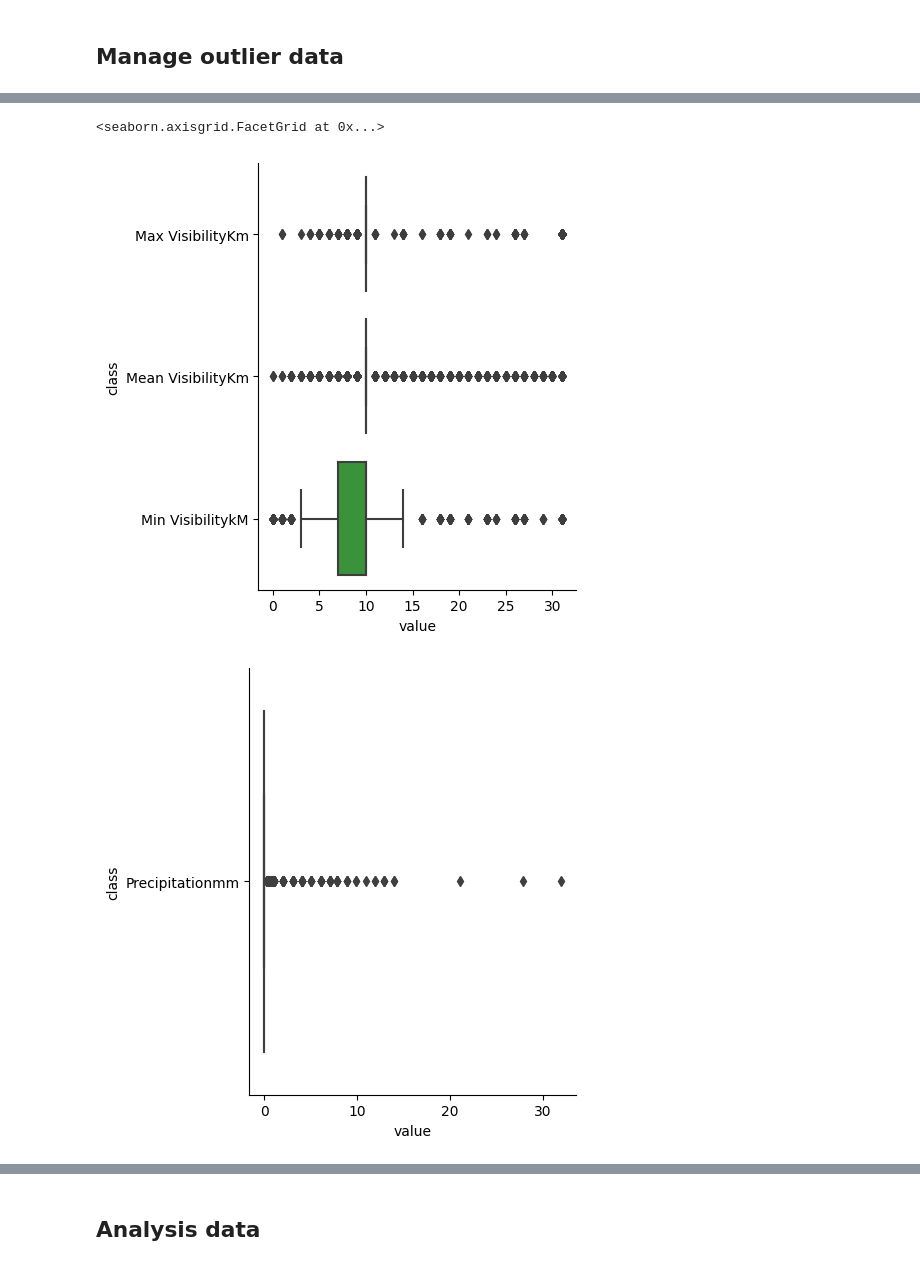
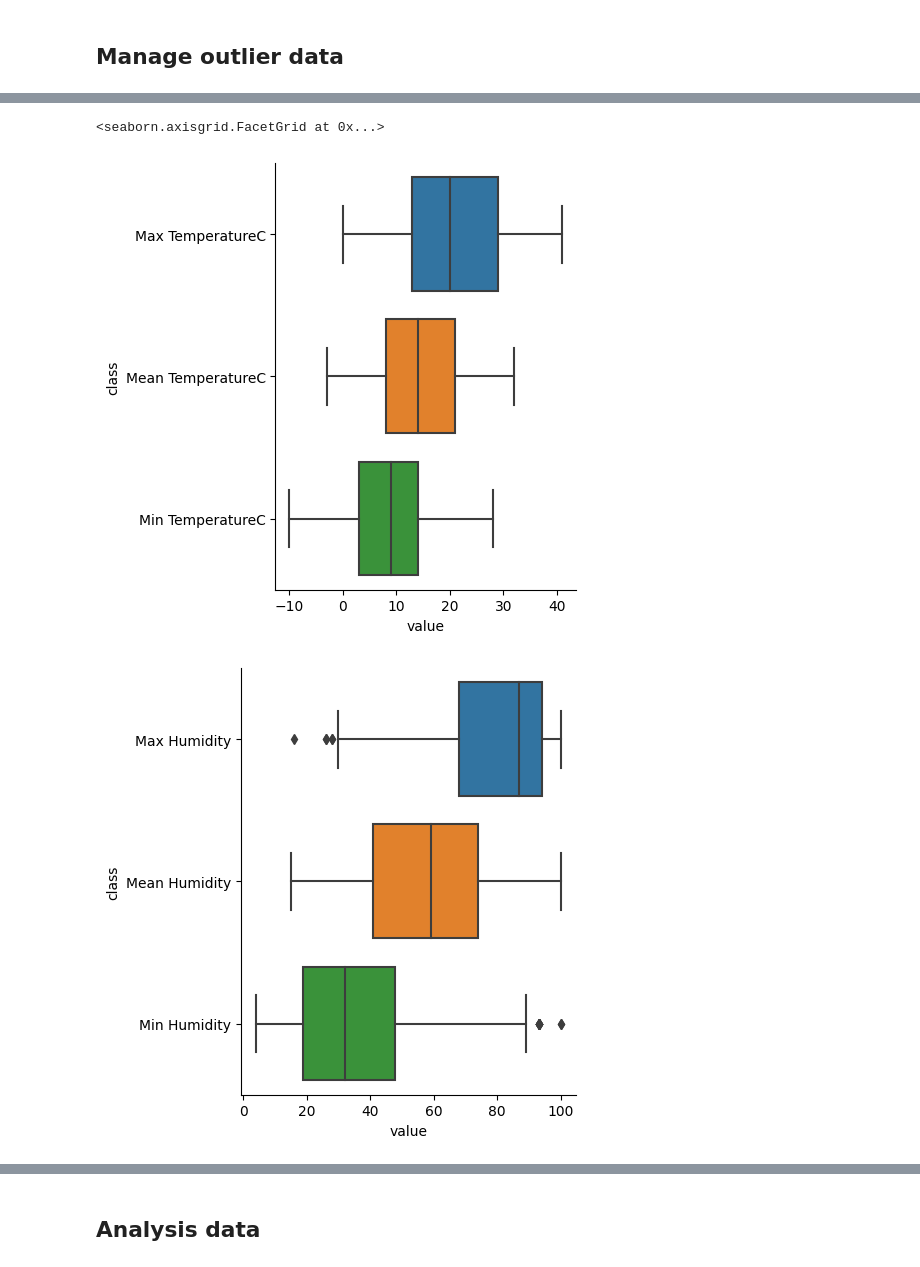
Before and after one commit to nnyPRO/Daily_Weather, a Jupyter notebook: code/project.ipynb, the cells around one changed output, grey strips where cells are left out. Saved outputs shown, nothing was run; the diff lists cells and outputs as text; code cells hidden in the pictures.

```diff
--- a/code/project.ipynb
+++ b/code/project.ipynb
@@ -123,6 +120,8 @@ data.drop([1539, 1540], axis='index' , inplace=True)
 # %%
 temp = pd.DataFrame({'Mean TemperatureC': (data['Max TemperatureC'] + data['Min TemperatureC']) // 2})
 data.fillna(value=temp, inplace=True)
+# %%
+data.reset_index(inplace=True, drop=True)
 # %%
 data.isna().sum()
 # %% [output]
@@ -253,12 +206,13 @@ sns.catplot(data=temp, x="value", y="class", kind="box")
 # %%
-without_pressure1 = pd.melt(data, value_vars=data.columns[13:16], var_name='class', value_name='value')
-without_pressure2 = pd.melt(data, value_vars=data.columns[18], var_name='class', value_name='value')
-pressure = pd.melt(data, value_vars=data.columns[10:13], var_name='class', value_name='value')
+temp = pd.melt(data, value_vars=data.columns[1:4], var_name='class', value_name='value')
+humi = pd.melt(data, value_vars=data.columns[7:10], var_name='class', value_name='value')
+vis_temp = data[data.columns[13:16]].dropna()
+vis = pd.melt(data, value_vars=vis_temp, var_name='class', value_name='value')
 # %%
-sns.catplot(data=without_pressure1, x="value", y="class", kind="box")
-sns.catplot(data=without_pressure2, x="value", y="class", kind="box")
-sns.catplot(data=pressure, x="value", y="class", kind="box")
+sns.catplot(data=temp, x="value", y="class", kind="box")
+sns.catplot(data=humi, x="value", y="class", kind="box")
+sns.catplot(data=vis, x="value", y="class", kind="box")
 # %% [output]
 <seaborn.axisgrid.FacetGrid at 0x...>
-[figure, old version]
+[figure, new version]
-[figure, old version]
+[figure, new version]
```
Also changed, not shown: parts of 25 cells of this notebook.
